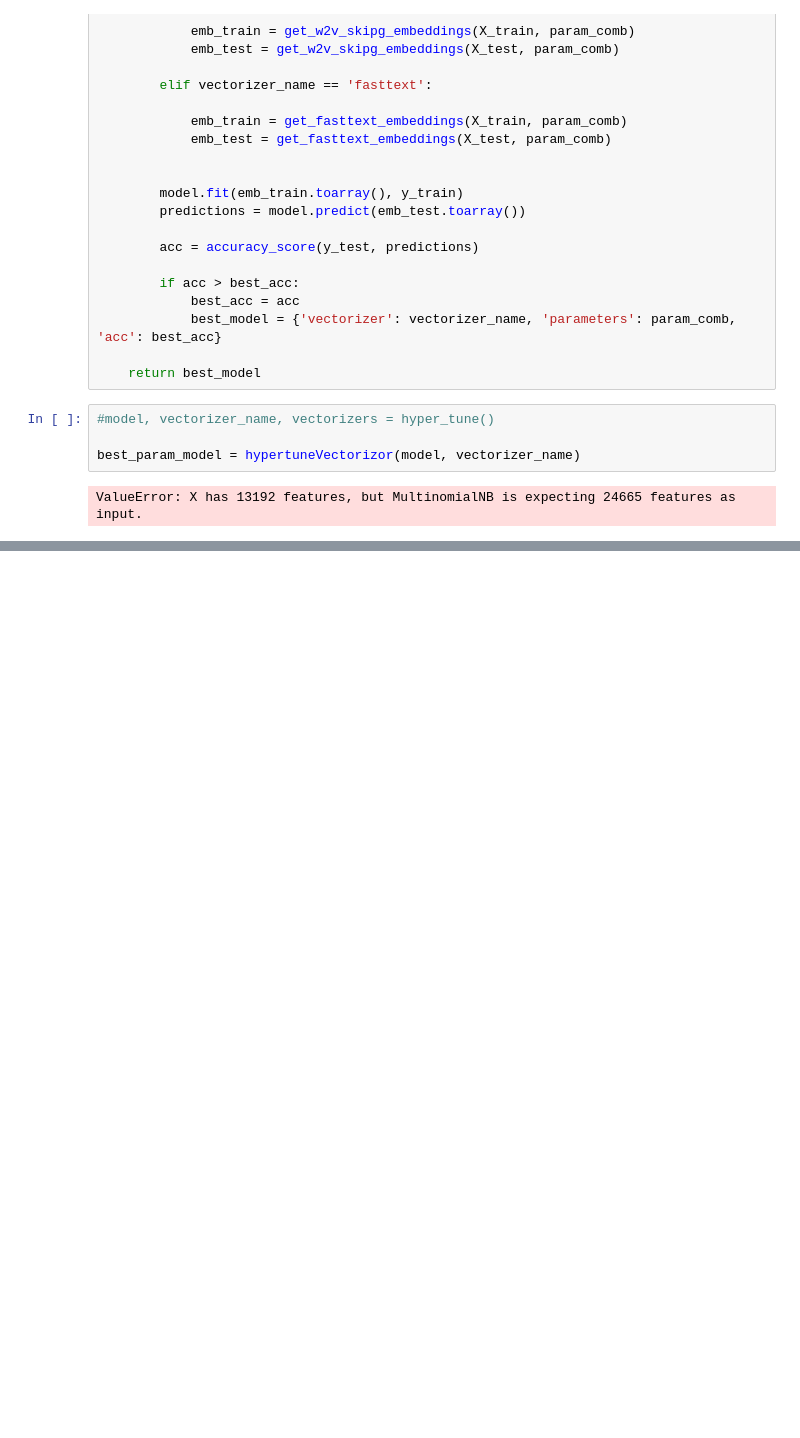
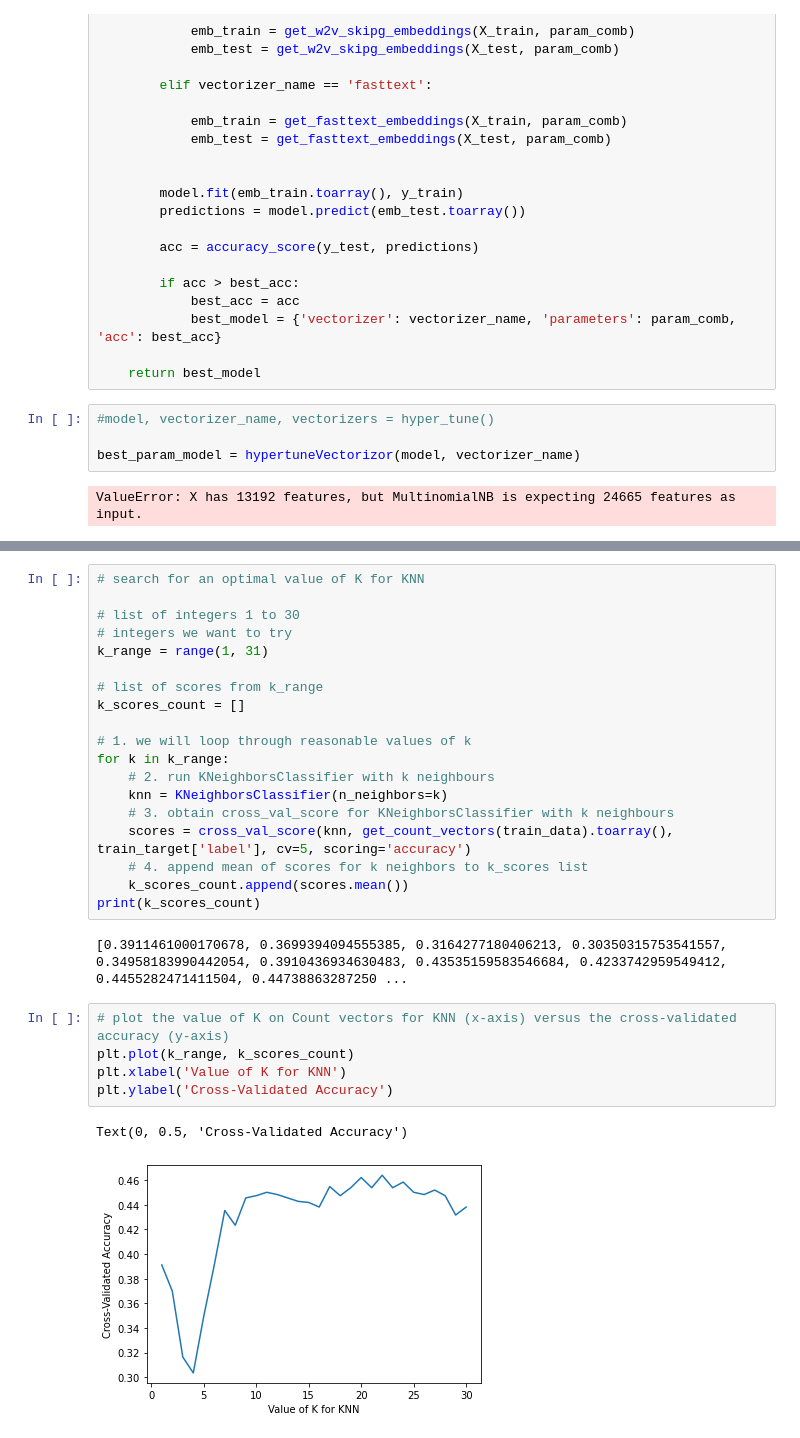
Before and after one commit to malte-koenig/AG_News_Classifier, a Jupyter notebook: main.ipynb, the cells around one changed output, grey strips where cells are left out. Saved outputs shown, nothing was run; the diff lists cells and outputs as text; blank space fills up the shorter version.

```diff
--- a/main.ipynb
+++ b/main.ipynb
@@ -519,0 +685,29 @@ ValueError: X has 13192 features, but MultinomialNB is expecting 24665 features
+# %%
+# search for an optimal value of K for KNN
+
+# list of integers 1 to 30
+# integers we want to try
+k_range = range(1, 31)
+
+# list of scores from k_range
+k_scores_count = []
+
+# 1. we will loop through reasonable values of k
+for k in k_range:
+    # 2. run KNeighborsClassifier with k neighbours
+    knn = KNeighborsClassifier(n_neighbors=k)
+    # 3. obtain cross_val_score for KNeighborsClassifier with k neighbours
+    scores = cross_val_score(knn, get_count_vectors(train_data).toarray(), train_target['label'], cv=5, scoring='accuracy')
+    # 4. append mean of scores for k neighbors to k_scores list
+    k_scores_count.append(scores.mean())
+print(k_scores_count)
+# %% [output]
+[0.3911461000170678, 0.3699394094555385, 0.3164277180406213, 0.30350315753541557, 0.34958183990442054, 0.3910436934630483, 0.43535159583546684, 0.4233742959549412, 0.4455282471411504, 0.44738863287250 ...
+# %%
+# plot the value of K on Count vectors for KNN (x-axis) versus the cross-validated accuracy (y-axis)
+plt.plot(k_range, k_scores_count)
+plt.xlabel('Value of K for KNN')
+plt.ylabel('Cross-Validated Accuracy')
+# %% [output]
+Text(0, 0.5, 'Cross-Validated Accuracy')
+[figure, added]
```
Also changed, not shown: parts of 31 cells of this notebook, 1 other file.
